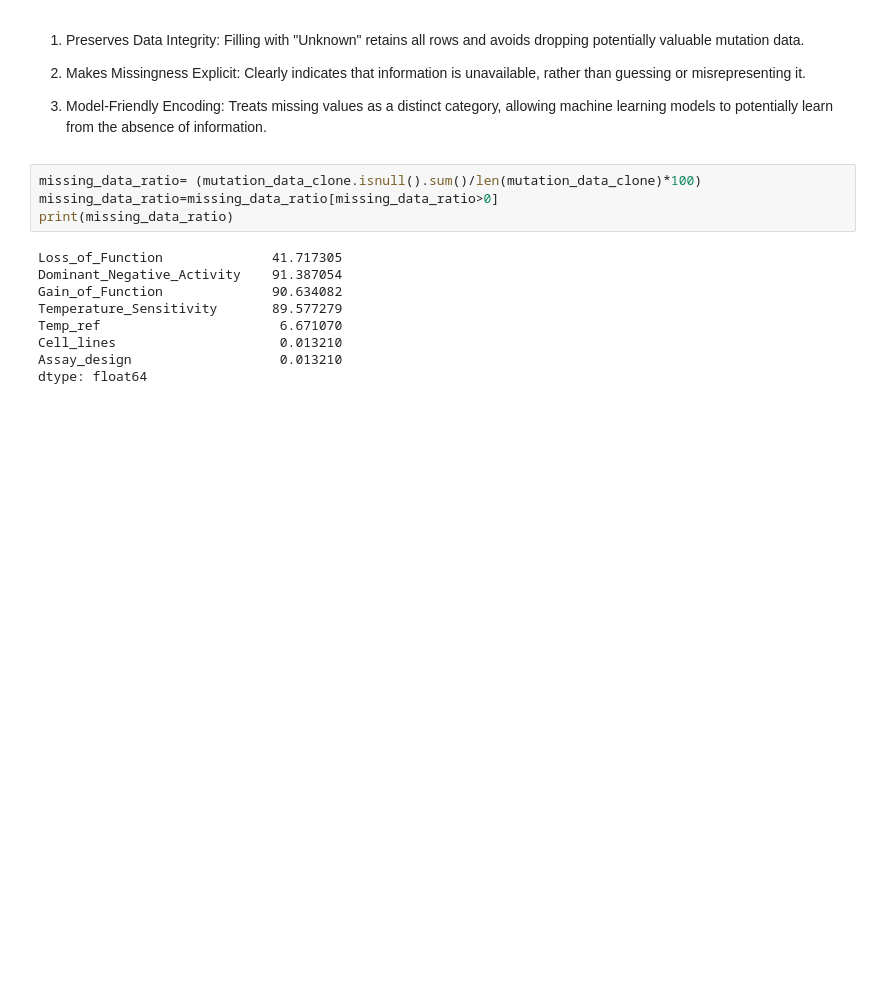
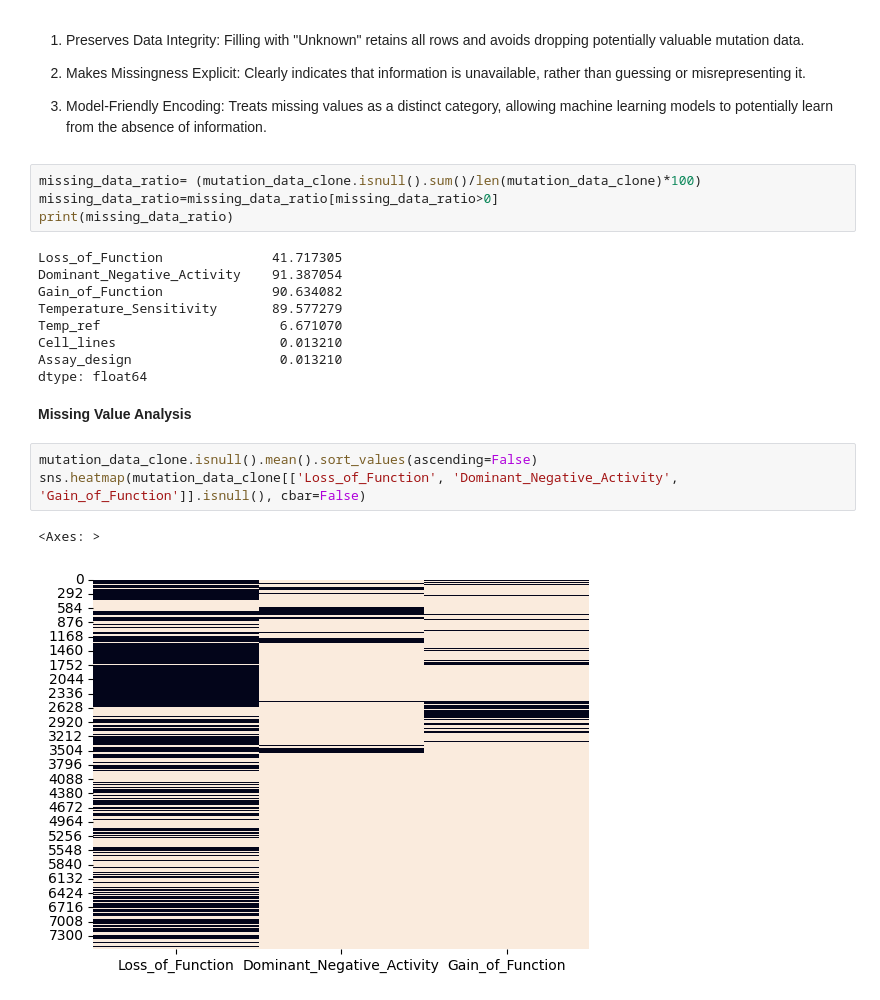
Before and after one commit to sanjivinicarmel/p53-Mutation-Using-ML-Techniques, a Jupyter notebook: p53__Mutation.ipynb, the cells around one changed output. Drawn from its saved outputs; the diff is of its cells as text; blank space fills up the shorter version.

```diff
--- a/p53__Mutation.ipynb
+++ b/p53__Mutation.ipynb
@@ -199,3 +201,11 @@ Temp_ref                       6.671070
 Cell_lines                     0.013210
 Assay_design                   0.013210
 dtype: float64
+# %% [markdown]
+**Missing Value Analysis**
+# %%
+mutation_data_clone.isnull().mean().sort_values(ascending=False)
+sns.heatmap(mutation_data_clone[['Loss_of_Function', 'Dominant_Negative_Activity', 'Gain_of_Function']].isnull(), cbar=False)
+# %% [output]
+<Axes: >
+[figure, added]
```
Also changed, not shown: parts of 31 cells of this notebook.
